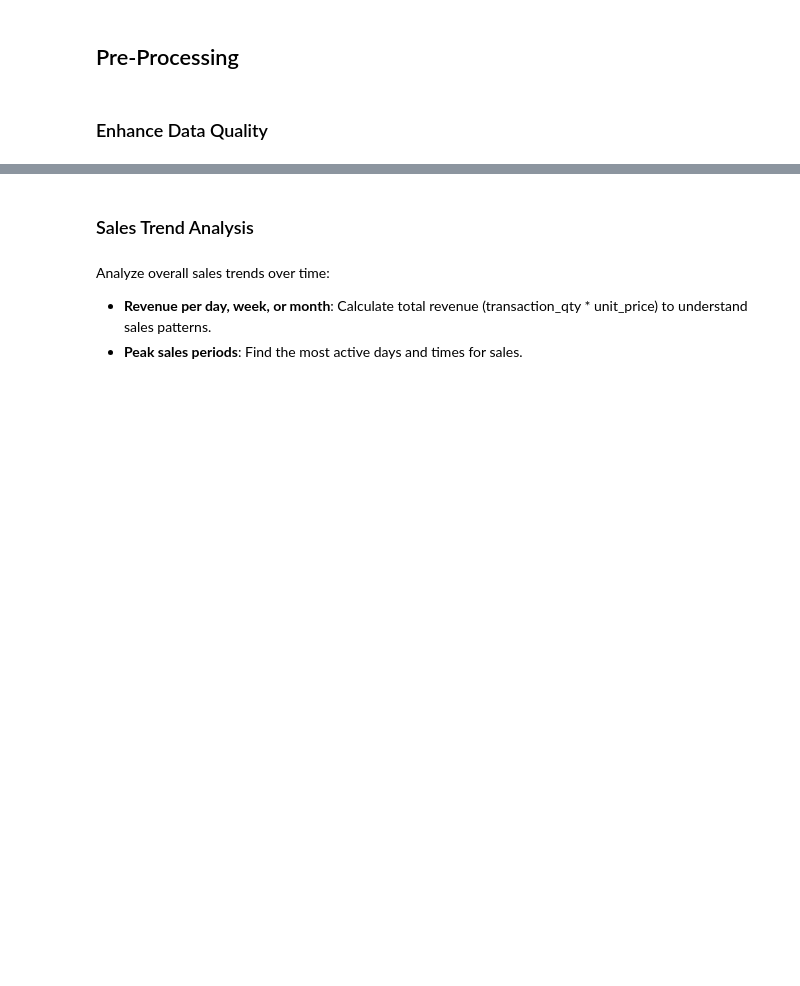
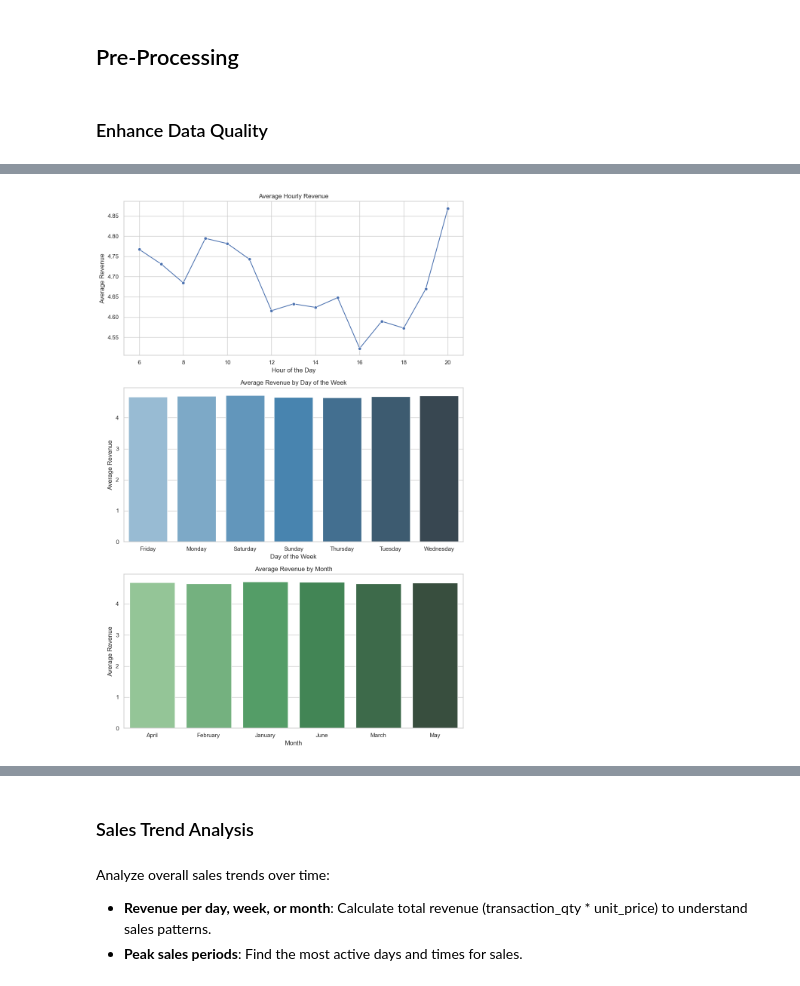
Before and after one commit to JinnOppa/Data-Analysis-Portfolio, a Jupyter notebook: coffee-shop-sales/project1.ipynb, the cells around one changed output, grey strips where cells are left out. Saved outputs shown, nothing was run; the diff lists cells and outputs as text; code cells hidden in the pictures; blank space fills up the shorter version.

```diff
--- a/coffee-shop-sales/project1.ipynb
+++ b/coffee-shop-sales/project1.ipynb
@@ -156,0 +372,2 @@ df[['product_detail', 'product_size', 'product_name']].head()
+# %%
+df['transaction_time'] = pd.to_datetime(df['transaction_time'], format='%H:%M:%S').dt.time
@@ -156,0 +376,5 @@ df[['product_detail', 'product_size', 'product_name']].head()
+# %%
+df['hour'] = pd.to_datetime(df['transaction_time'], format='%H:%M:%S').dt.hour
+
+avg_hourly_revenue = df.groupby('hour')['revenue'].mean()
+avg_hourly_revenue
@@ -156,0 +399,5 @@ df[['product_detail', 'product_size', 'product_name']].head()
+# %%
+df['day_of_week'] = df['transaction_date'].dt.day_name()
+
+avg_daily_revenue = df.groupby('day_of_week')['revenue'].mean()
+avg_daily_revenue
@@ -156,0 +414,5 @@ df[['product_detail', 'product_size', 'product_name']].head()
+# %%
+df['month'] = df['transaction_date'].dt.month_name()
+
+avg_monthly_revenue = df.groupby('month')['revenue'].mean()
+avg_monthly_revenue
@@ -156,0 +428,30 @@ df[['product_detail', 'product_size', 'product_name']].head()
+# %%
+# Set a Seaborn style for better aesthetics
+sns.set(style="whitegrid")
+
+# Create subplots for all three trends
+fig, ax = plt.subplots(3, 1, figsize=(10, 15))
+
+# Hourly Revenue Line Plot
+sns.lineplot(x=avg_hourly_revenue.index, y=avg_hourly_revenue.values, ax=ax[0], marker="o")
+ax[0].set_title('Average Hourly Revenue')
+ax[0].set_xlabel('Hour of the Day')
+ax[0].set_ylabel('Average Revenue')
+
+# Daily Revenue Bar Plot
+sns.barplot(x=avg_daily_revenue.index, y=avg_daily_revenue.values, ax=ax[1], palette="Blues_d")
+ax[1].set_title('Average Revenue by Day of the Week')
+ax[1].set_xlabel('Day of the Week')
+ax[1].set_ylabel('Average Revenue')
+
+# Monthly Revenue Bar Plot
+sns.barplot(x=avg_monthly_revenue.index, y=avg_monthly_revenue.values, ax=ax[2], palette="Greens_d")
+ax[2].set_title('Average Revenue by Month')
+ax[2].set_xlabel('Month')
+ax[2].set_ylabel('Average Revenue')
+
+# Show the plots
+plt.tight_layout()
+plt.show()
+# %% [output]
+[figure, added]
```
Also changed, not shown: parts of 56 cells of this notebook.
